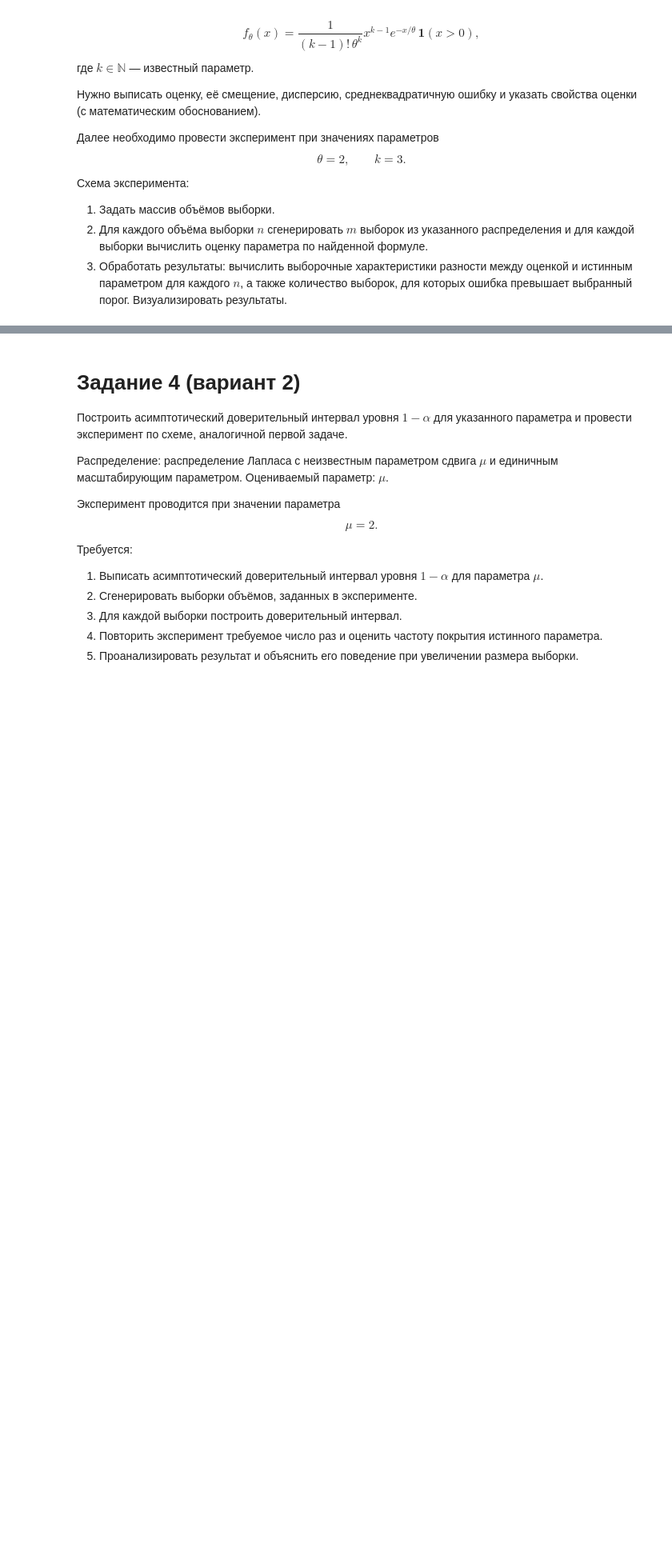
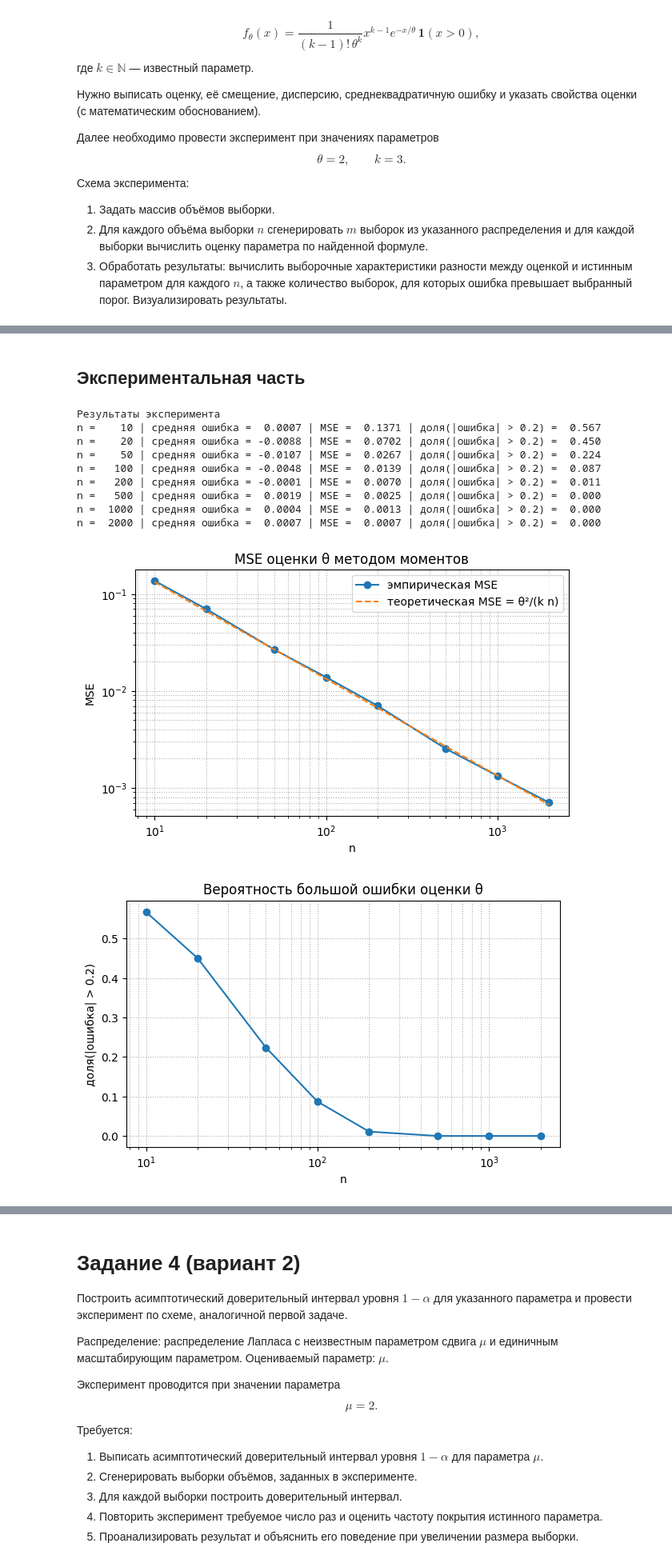
Before and after one commit to vorandpav/TVIPS, a Jupyter notebook: Lab2/2_Shakina_Vorobev_J3211.ipynb, the cells around one changed output, grey strips where cells are left out. Shown: that part at 80% size. Drawn from its saved outputs; the diff is of its cells as text; code cells hidden in the pictures; blank space fills up the shorter version.

```diff
--- a/Lab2/2_Shakina_Vorobev_J3211.ipynb
+++ b/Lab2/2_Shakina_Vorobev_J3211.ipynb
@@ -44,0 +817,65 @@ $$
+# %% [markdown]
+## Экспериментальная часть
+# %%
+theta_true = 2.0
+k = 3
+n_values = np.array([10, 20, 50, 100, 200, 500, 1000, 2000])
+m = 1000
+eps0 = 0.2
+
+mean_errors = []
+mse_values = []
+prob_big_error = []
+theoretical_mse = theta_true**2 / (k * n_values)
+
+rng = np.random.default_rng()
+
+for n in n_values:
+    samples = rng.gamma(shape=k, scale=theta_true, size=(m, n))
+    means = samples.mean(axis=1)
+    theta_hat = means / k
+    errors = theta_hat - theta_true
+    mean_errors.append(errors.mean())
+    mse_values.append((errors**2).mean())
+    prob_big_error.append(np.mean(np.abs(errors) > eps0))
+
+mean_errors = np.array(mean_errors)
+mse_values = np.array(mse_values)
+prob_big_error = np.array(prob_big_error)
+
+print("Результаты эксперимента")
+for n, me, mse, p in zip(n_values, mean_errors, mse_values, prob_big_error):
+    print(f"n = {n:5d} | средняя ошибка = {me: .4f} | MSE = {mse: .4f} | доля(|ошибка| > {eps0}) = {p: .3f}")
+
+plt.figure(figsize=(7, 4))
+plt.plot(n_values, mse_values, marker="o", label="эмпирическая MSE")
+plt.plot(n_values, theoretical_mse, linestyle="--", label="теоретическая MSE = θ²/(k n)")
+plt.xlabel("n")
+plt.ylabel("MSE")
+plt.title("MSE оценки θ методом моментов")
+plt.xscale("log")
+plt.yscale("log")
+plt.legend()
+plt.grid(True, which="both", linestyle=":")
+
+plt.figure(figsize=(7, 4))
+plt.plot(n_values, prob_big_error, marker="o")
+plt.xlabel("n")
+plt.ylabel(f"доля(|ошибка| > {eps0})")
+plt.title("Вероятность большой ошибки оценки θ")
+plt.xscale("log")
+plt.grid(True, which="both", linestyle=":")
+
+plt.show()
+# %% [output]
+Результаты эксперимента
+n =    10 | средняя ошибка =  0.0007 | MSE =  0.1371 | доля(|ошибка| > 0.2) =  0.567
+n =    20 | средняя ошибка = -0.0088 | MSE =  0.0702 | доля(|ошибка| > 0.2) =  0.450
+n =    50 | средняя ошибка = -0.0107 | MSE =  0.0267 | доля(|ошибка| > 0.2) =  0.224
+n =   100 | средняя ошибка = -0.0048 | MSE =  0.0139 | доля(|ошибка| > 0.2) =  0.087
+n =   200 | средняя ошибка = -0.0001 | MSE =  0.0070 | доля(|ошибка| > 0.2) =  0.011
+n =   500 | средняя ошибка =  0.0019 | MSE =  0.0025 | доля(|ошибка| > 0.2) =  0.000
+n =  1000 | средняя ошибка =  0.0004 | MSE =  0.0013 | доля(|ошибка| > 0.2) =  0.000
+n =  2000 | средняя ошибка =  0.0007 | MSE =  0.0007 | доля(|ошибка| > 0.2) =  0.000
+[figure, added]
+[figure, added]
```
Also changed, not shown: parts of 11 cells of this notebook, 11 other files.
